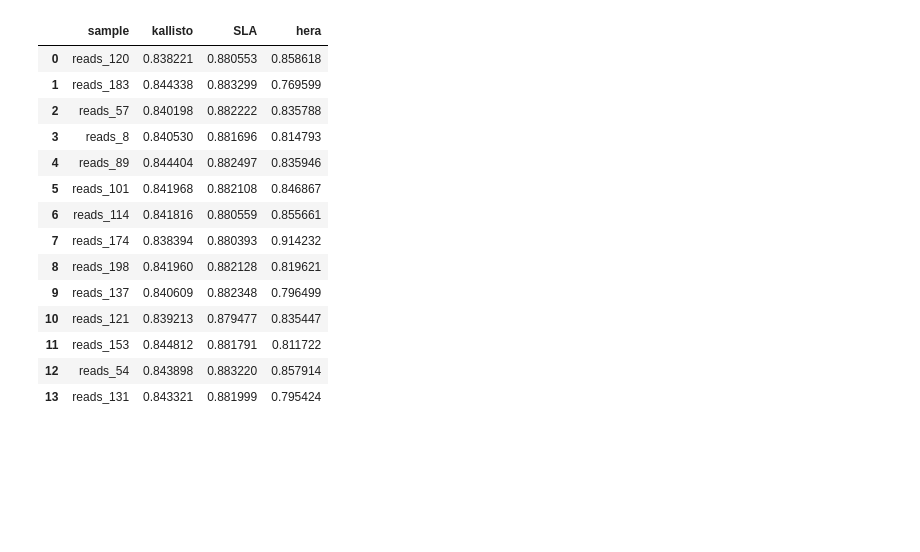
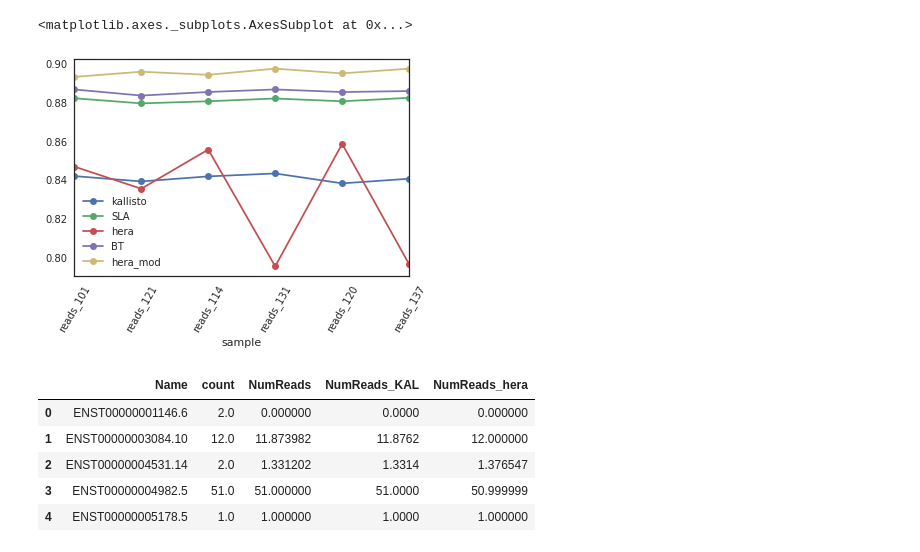
Before and after one commit to COMBINE-lab/selective-alignment-experiment, a Jupyter notebook: bleed_through_experiment/Evaluation_polyester.ipynb, the cells around one changed output. Saved outputs shown, nothing was run; the diff lists cells and outputs as text; code cells hidden in the pictures; blank space fills up the shorter version.

```diff
--- a/bleed_through_experiment/Evaluation_polyester.ipynb
+++ b/bleed_through_experiment/Evaluation_polyester.ipynb
@@ -78,12 +162,41 @@ def getMergedDataFrameFast(typeof,files):
+# %%
+types_n = ["reads_101","reads_121","reads_114","reads_131","reads_120","reads_137"]
 # %%
 prefix = "/mnt/scratch1/bleed_through_human/poly_reads/quant"
 #types = ["reads_101"]
 files = {}
-for t in types:
+for t in types_n:
     fileinfo = {}
     fileinfo["truth"]= "/".join([prefix,t,"truth.tsv"])
     fileinfo["SLA"] =  "/".join([prefix,t,"salmon_out","quant.sf"])
     fileinfo["kallisto"] = "/".join([prefix,t,"kallisto_out","abundance.tsv"])
-    #fileinfo["bowtie"] = "/".join([prefix,t,"quant","bowtie_out","quant.sf"])
+    fileinfo["bowtie"] = "/".join([prefix,t,"bowtie_out","quant.sf"])
     fileinfo["hera"] = "/".join([prefix,t,"hera_out","abundance.tsv"])
+    fileinfo["hera_mod"] = "/".join(["/home/rob/our_hera/hera-master",t,"abundance.tsv"])
     files[t] = fileinfo
+# %%
+result_df = pd.DataFrame(columns=['sample','kallisto', 'SLA', 'hera','BT','hera_mod'])
+for i,t in enumerate(types_n):
+    df, truth, sla,kallisto,hera = getMergedDataFrameFast(t,files)
+    kal=df["count"].corr(df["NumReads_KAL"],method="spearman")
+    sla=df["count"].corr(df["NumReads"],method="spearman")
+    hera=df["count"].corr(df["NumReads_hera"],method="spearman")
+    #bt=df["count"].corr(df["NumReads_BT"],method="spearman")
+    hera_mod=df["count"].corr(df["NumReads_hera_mod"],method="spearman")
+    result_df.loc[i] = [t,kal,sla,hera,bt,hera_mod]
+    #print("sample name: {}".format(t))
+    #print("kallisto",df["count"].corr(df["NumReads_KAL"],method="spearman"))
+    #print("SLA",df["count"].corr(df["NumReads"],method="spearman"))
+    #print("BowTie2",df_30["count"].corr(df_30["NumReads_BT"],method="spearman"))
+    #print("hera",df["count"].corr(df["NumReads_hera"],method="spearman"))
+# %%
+result_df.set_index(['sample'],inplace=True)
+# %%
+sns.set_style("white")
+fig = plt.figure()
+ax = fig.add_subplot(111)
+result_df.plot(marker='o',rot=60,ax=ax)
+#ax.set_xticks(result_df.index)
+# %% [output]
+<matplotlib.axes._subplots.AxesSubplot at 0x...>
+[figure, added]
@@ -100,21 +228,3 @@ for i,t in enumerate(types):
     #print("SLA",df["count"].corr(df["NumReads"],method="spearman"))
     #print("BowTie2",df_30["count"].corr(df_30["NumReads_BT"],method="spearman"))
     #print("hera",df["count"].corr(df["NumReads_hera"],method="spearman"))
-# %%
-result_df
-# %% [output]
-|  | sample | kallisto | SLA | hera |
-| 0 | reads_120 | 0.838221 | 0.880553 | 0.858618 |
-| 1 | reads_183 | 0.844338 | 0.883299 | 0.769599 |
-| 2 | reads_57 | 0.840198 | 0.882222 | 0.835788 |
-| 3 | reads_8 | 0.840530 | 0.881696 | 0.814793 |
-| 4 | reads_89 | 0.844404 | 0.882497 | 0.835946 |
-| 5 | reads_101 | 0.841968 | 0.882108 | 0.846867 |
-| 6 | reads_114 | 0.841816 | 0.880559 | 0.855661 |
-| 7 | reads_174 | 0.838394 | 0.880393 | 0.914232 |
-| 8 | reads_198 | 0.841960 | 0.882128 | 0.819621 |
-| 9 | reads_137 | 0.840609 | 0.882348 | 0.796499 |
-| 10 | reads_121 | 0.839213 | 0.879477 | 0.835447 |
-| 11 | reads_153 | 0.844812 | 0.881791 | 0.811722 |
-| 12 | reads_54 | 0.843898 | 0.883220 | 0.857914 |
-| 13 | reads_131 | 0.843321 | 0.881999 | 0.795424 |
@@ -120,0 +233,9 @@ result_df
+# %%
+df.head()
+# %% [output]
+|  | Name | count | NumReads | NumReads_KAL | NumReads_hera |
+| 0 | ENST00000001146.6 | 2.0 | 0.000000 | 0.0000 | 0.000000 |
+| 1 | ENST00000003084.10 | 12.0 | 11.873982 | 11.8762 | 12.000000 |
+| 2 | ENST00000004531.14 | 2.0 | 1.331202 | 1.3314 | 1.376547 |
+| 3 | ENST00000004982.5 | 51.0 | 51.000000 | 51.0000 | 50.999999 |
+| 4 | ENST00000005178.5 | 1.0 | 1.000000 | 1.0000 | 1.000000 |
```
Also changed, not shown: parts of 20 cells of this notebook, 4 other files.
